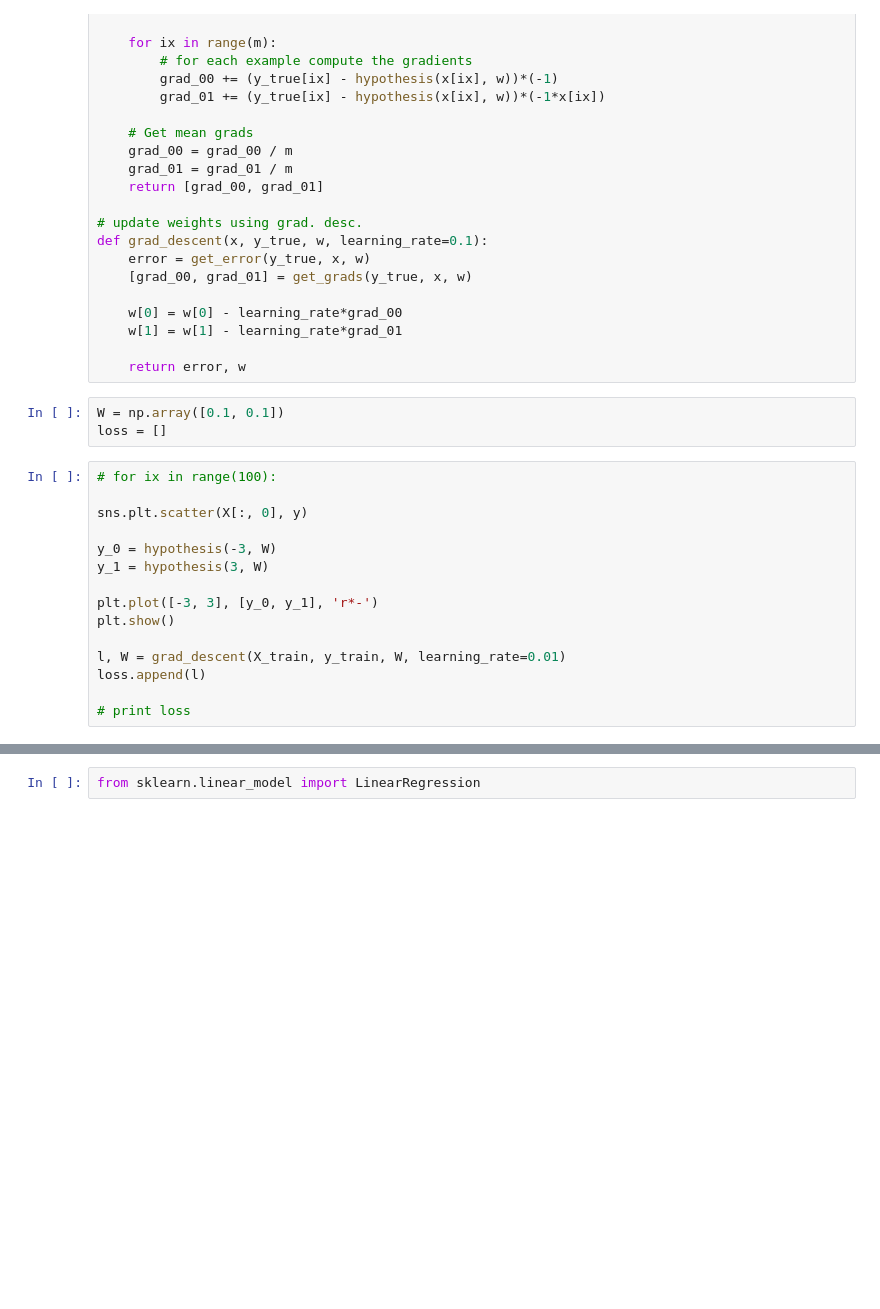
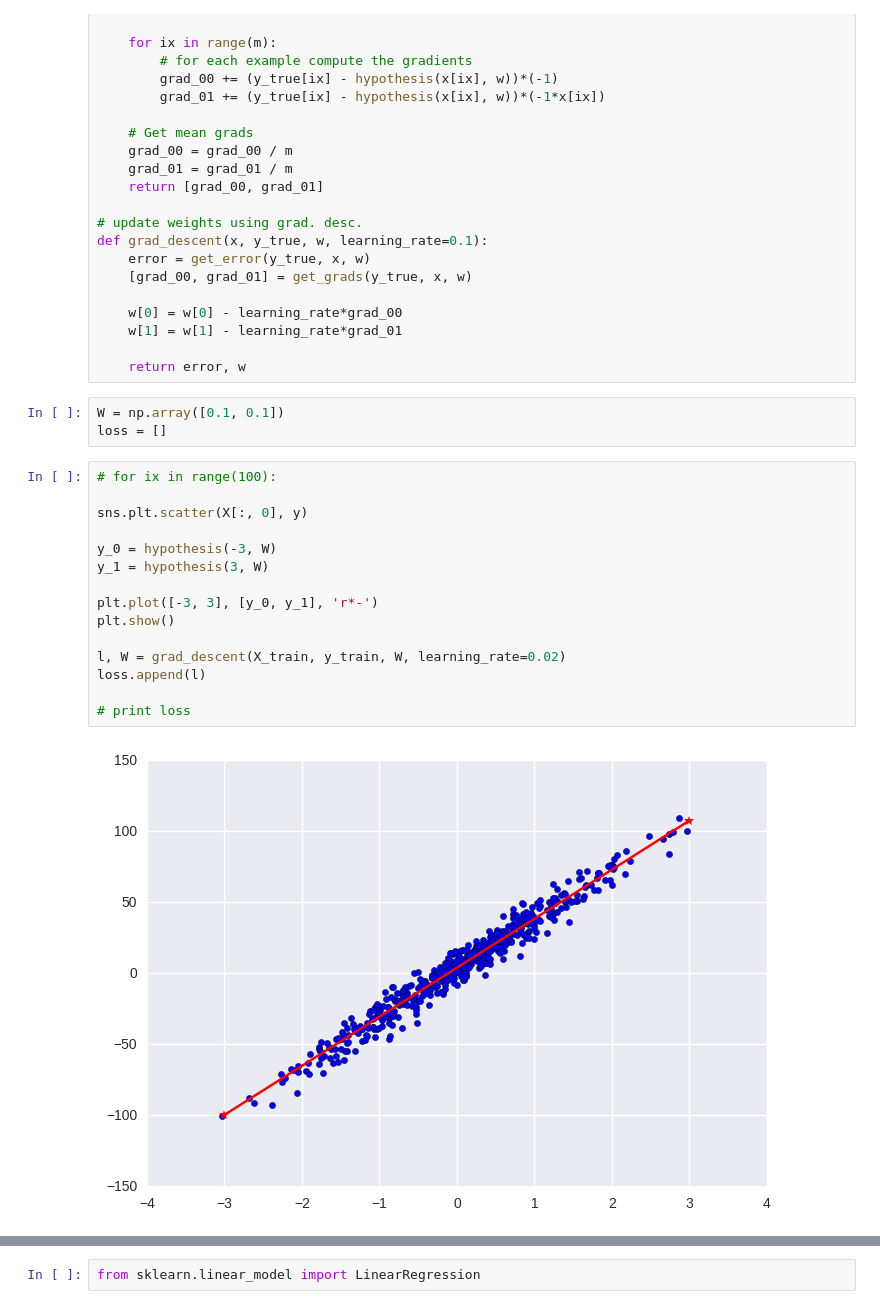
Before and after one commit to coding-blocks-archives/Perceptron_Summer_II_2018, a Jupyter notebook: class_08/LinearRegression.ipynb, the cells around one changed output, grey strips where cells are left out. Cells and saved outputs as stored; diff of their text form; blank space fills up the shorter version.

```diff
--- a/class_08/LinearRegression.ipynb
+++ b/class_08/LinearRegression.ipynb
@@ -73,18 +81,20 @@ loss = []
 # %%
 # for ix in range(100):
 
 sns.plt.scatter(X[:, 0], y)
 
 y_0 = hypothesis(-3, W)
 y_1 = hypothesis(3, W)
 
 plt.plot([-3, 3], [y_0, y_1], 'r*-')
 plt.show()
 
-l, W = grad_descent(X_train, y_train, W, learning_rate=0.01)
+l, W = grad_descent(X_train, y_train, W, learning_rate=0.02)
 loss.append(l)
 
 # print loss
+# %% [output]
+[figure, added]
 # %%
 plt.plot(loss)
 plt.show()
```
Also changed, not shown: parts of 8 cells of this notebook, 2 other files.
